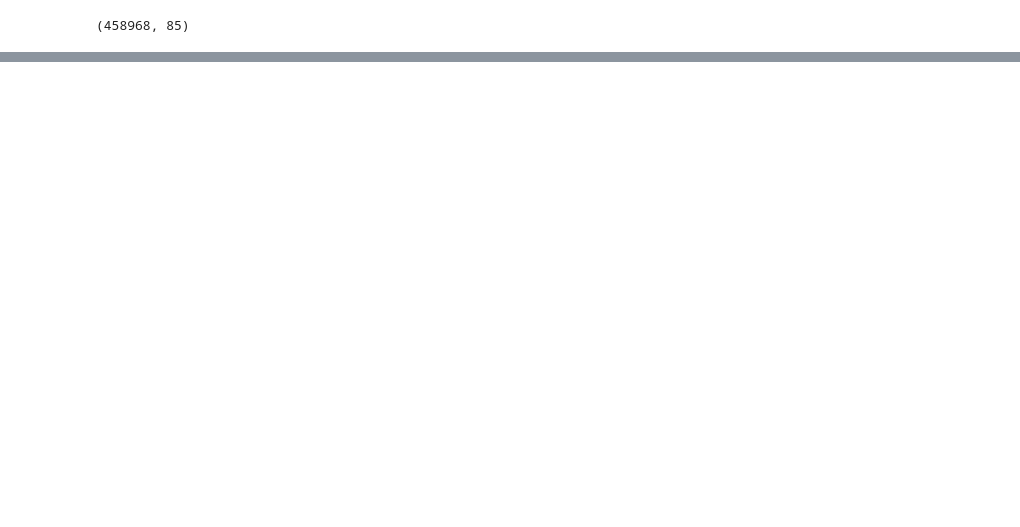
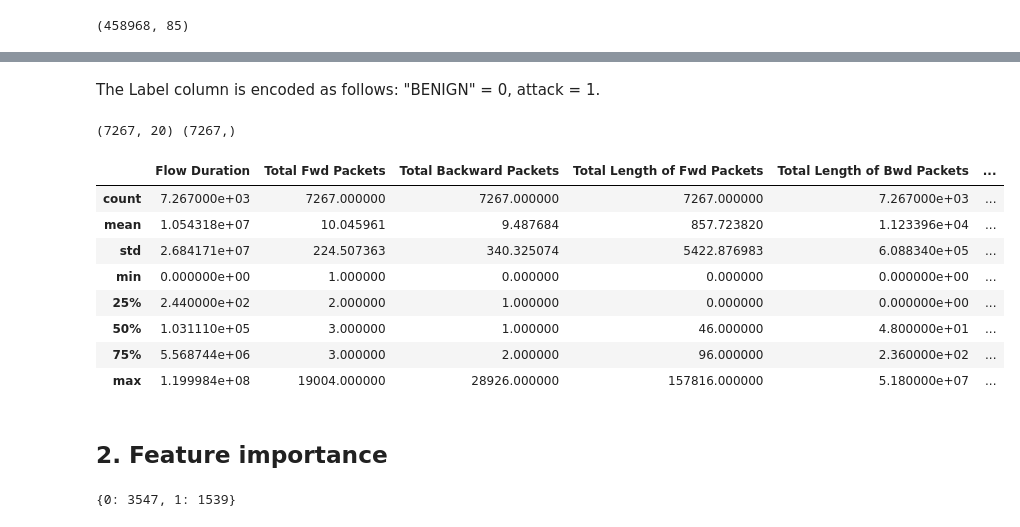
Before and after one commit to infosecdemos/ml-2020, a Jupyter notebook: ml-ids/web-attack-detection.ipynb, the cells around one changed output, grey strips where cells are left out. Drawn from its saved outputs; the diff is of its cells as text; code cells hidden in the pictures; blank space fills up the shorter version.

```diff
--- a/ml-ids/web-attack-detection.ipynb
+++ b/ml-ids/web-attack-detection.ipynb
@@ -27,0 +221,37 @@ df.shape
+# %% [markdown]
+The Label column is encoded as follows: "BENIGN" = 0, attack = 1.
+# %%
+df = pd.read_csv('web_attacks_balanced.csv')
+excluded = ['Flow ID', 'Source IP', 'Source Port', 'Destination IP', 'Destination Port', 'Protocol', 'Timestamp']
+df = df.drop(columns=excluded)
+excluded2 = ['Init_Win_bytes_backward', 'Init_Win_bytes_forward']
+df = df.drop(columns=excluded2)
+
+df['Label'] = df['Label'].apply(lambda x: 0 if x == 'BENIGN' else 1)
+y = df['Label'].values
+X = df.drop(columns=['Label'])
+df1 = X.iloc[:, 0:20]
+X = df1.copy()
+print(X.shape, y.shape)
+X.describe()
+# %% [output]
+(7267, 20) (7267,)
+|  | Flow Duration | Total Fwd Packets | Total Backward Packets | Total Length of Fwd Packets | Total Length of Bwd Packets | ... |
+| count | 7.267000e+03 | 7267.000000 | 7267.000000 | 7267.000000 | 7.267000e+03 | ... |
+| mean | 1.054318e+07 | 10.045961 | 9.487684 | 857.723820 | 1.123396e+04 | ... |
+| std | 2.684171e+07 | 224.507363 | 340.325074 | 5422.876983 | 6.088340e+05 | ... |
+| min | 0.000000e+00 | 1.000000 | 0.000000 | 0.000000 | 0.000000e+00 | ... |
+| 25% | 2.440000e+02 | 2.000000 | 1.000000 | 0.000000 | 0.000000e+00 | ... |
+| 50% | 1.031110e+05 | 3.000000 | 1.000000 | 46.000000 | 4.800000e+01 | ... |
+| 75% | 5.568744e+06 | 3.000000 | 2.000000 | 96.000000 | 2.360000e+02 | ... |
+| max | 1.199984e+08 | 19004.000000 | 28926.000000 | 157816.000000 | 5.180000e+07 | ... |
+# %% [markdown]
+## 2. Feature importance
+# %%
+from sklearn.model_selection import train_test_split
+X_train, X_test, y_train, y_test = train_test_split(X, y, test_size=0.3, random_state=42)
+
+unique, counts = np.unique(y_train, return_counts=True)
+dict(zip(unique, counts))
+# %% [output]
+{0: 3547, 1: 1539}
```
Also changed, not shown: parts of 46 cells of this notebook, 1 other file.
